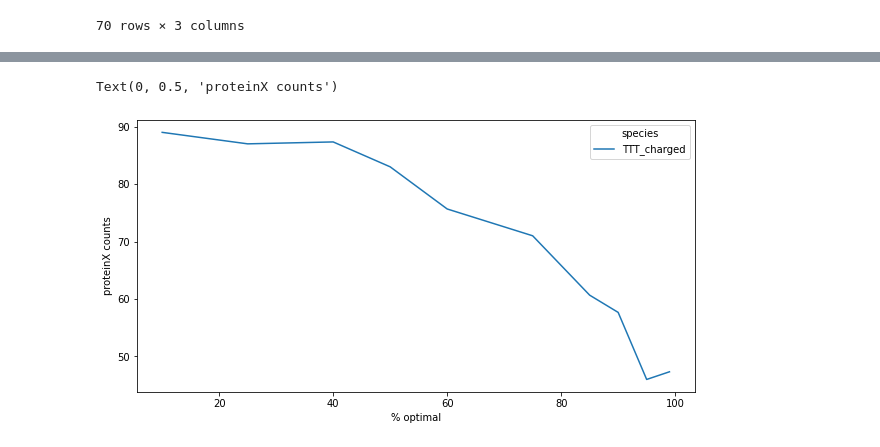
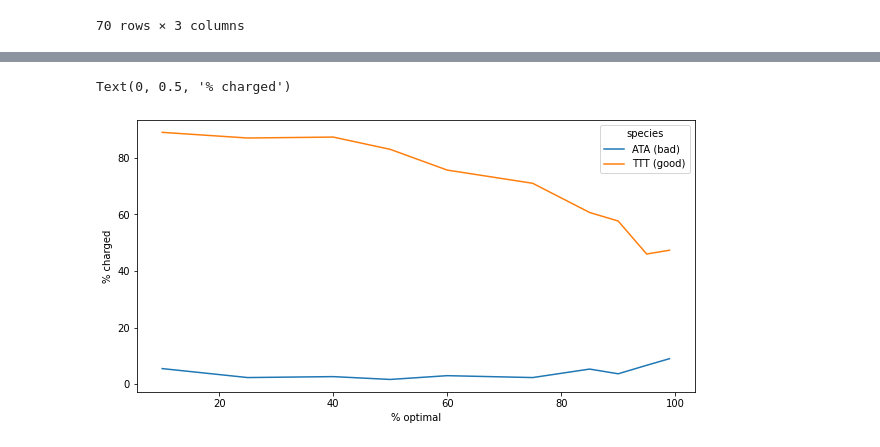
Before and after one commit to alexismhill3/tRNA-dynamics, a Jupyter notebook: analysis/two_codon.ipynb, the cells around one changed output, grey strips where cells are left out. Saved outputs shown, nothing was run; the diff lists cells and outputs as text; code cells hidden in the pictures.

Commit message:
clean up/annotate two-codon notebook

```diff
--- a/analysis/two_codon.ipynb
+++ b/analysis/two_codon.ipynb
@@ -142,9 +154,12 @@ plt.savefig("two_codon_fractions.png")
 [figure]
 # %%
-df_fil = df_master[(df_master.species == "TTT_charged")]
+df_fil = df_master[(df_master.species == "TTT_charged") | (df_master.species == "ATA_charged")]
+df_fil = df_fil.replace("TTT_charged", "TTT (good)")
+df_fil = df_fil.replace("ATA_charged", "ATA (bad)")
 sns.lineplot(x="percent_good", y="protein", hue="species", data=df_fil)
 plt.xlabel("% optimal")
-plt.ylabel("proteinX counts")
+plt.ylabel("% charged")
+#plt.savefig("figures_group_mtg_0128/two_codon_trnas.png")
 # %% [output]
-Text(0, 0.5, 'proteinX counts')
+Text(0, 0.5, '% charged')
-[figure, old version]
+[figure, new version]
```
Also changed, not shown: parts of 13 cells of this notebook, 7 other files.
